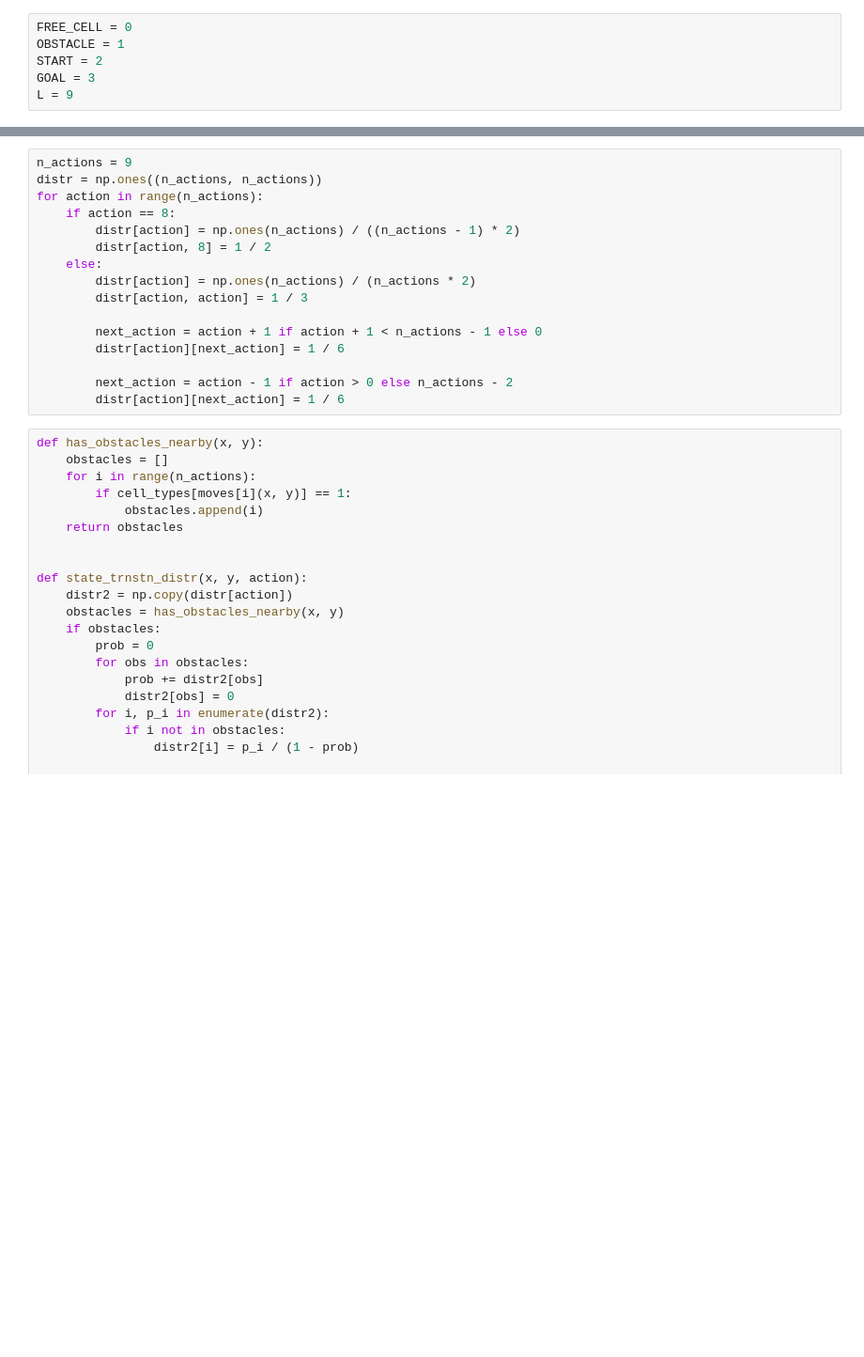
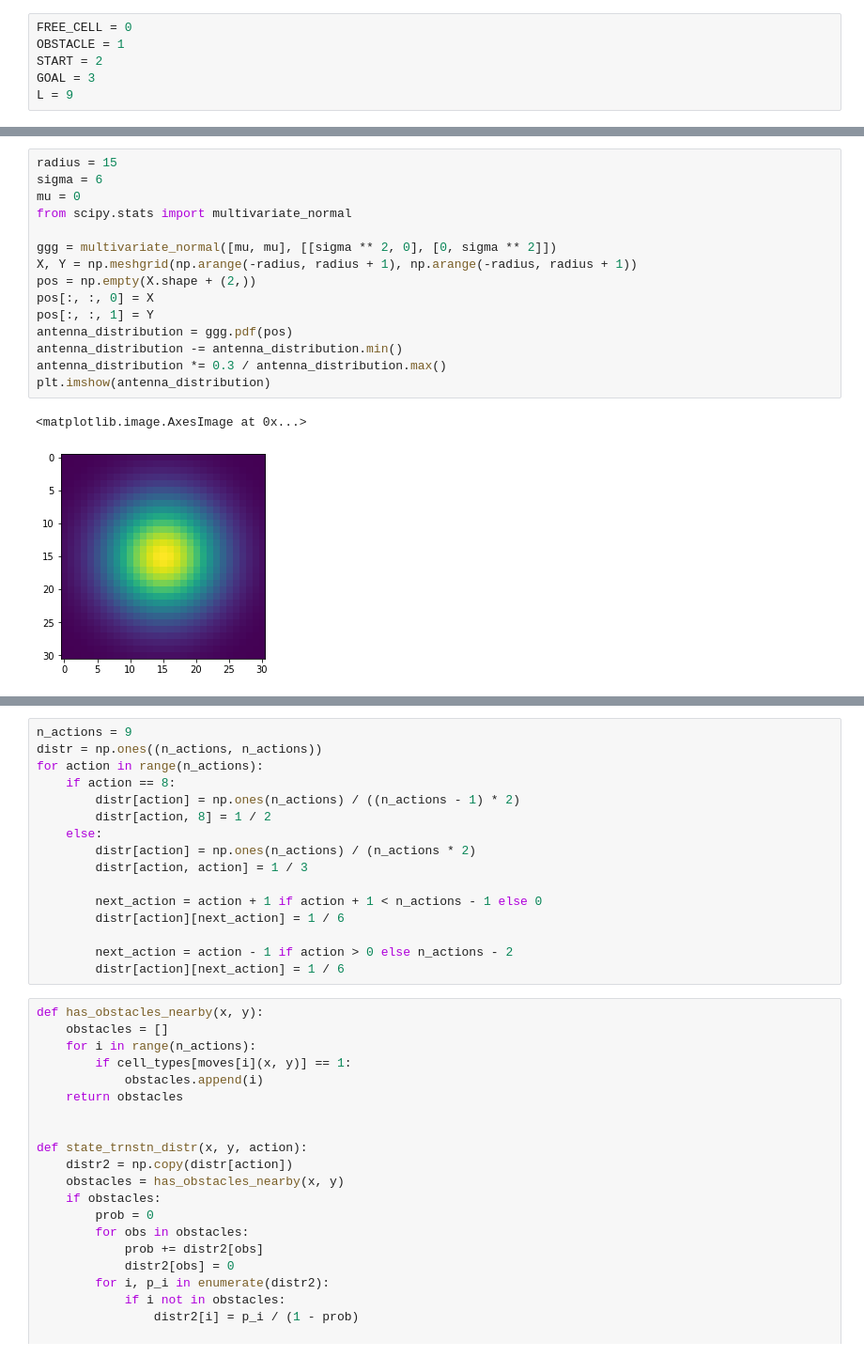
Before and after one commit to mluigi/gridworlds, a Jupyter notebook: Path Planning in Urban Areas.ipynb, the cells around one changed output, grey strips where cells are left out. Shown at 94% size. Saved outputs shown, nothing was run; the diff lists cells and outputs as text; blank space fills up the shorter version.

```diff
--- a/Path Planning in Urban Areas.ipynb
+++ b/Path Planning in Urban Areas.ipynb
@@ -21,0 +65,18 @@ L = 9
+# %%
+radius = 15
+sigma = 6
+mu = 0
+from scipy.stats import multivariate_normal
+
+ggg = multivariate_normal([mu, mu], [[sigma ** 2, 0], [0, sigma ** 2]])
+X, Y = np.meshgrid(np.arange(-radius, radius + 1), np.arange(-radius, radius + 1))
+pos = np.empty(X.shape + (2,))
+pos[:, :, 0] = X
+pos[:, :, 1] = Y
+antenna_distribution = ggg.pdf(pos)
+antenna_distribution -= antenna_distribution.min()
+antenna_distribution *= 0.3 / antenna_distribution.max()
+plt.imshow(antenna_distribution)
+# %% [output]
+<matplotlib.image.AxesImage at 0x...>
+[figure, added]
```
Also changed, not shown: parts of 15 cells of this notebook, 4 other files.
